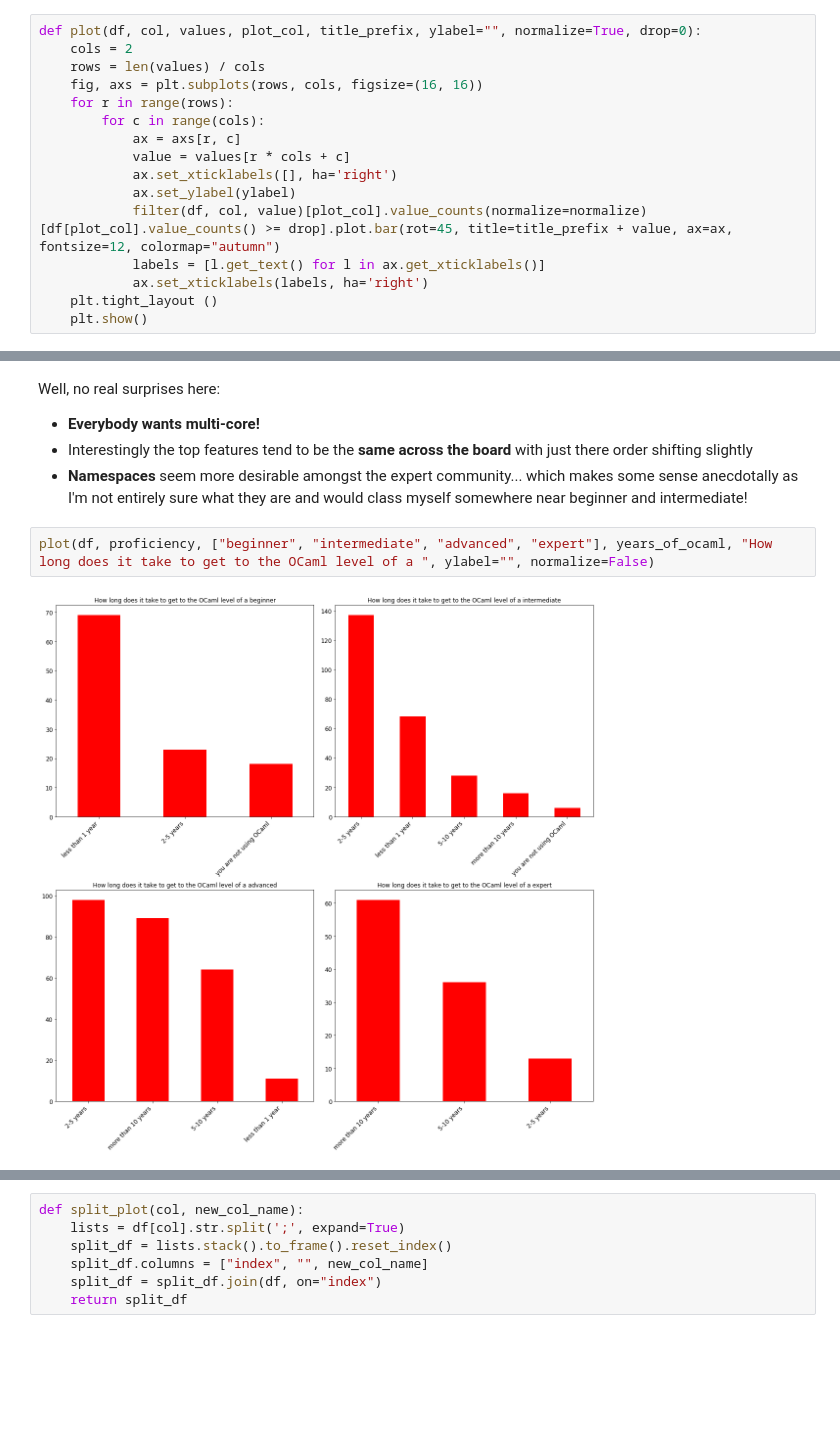
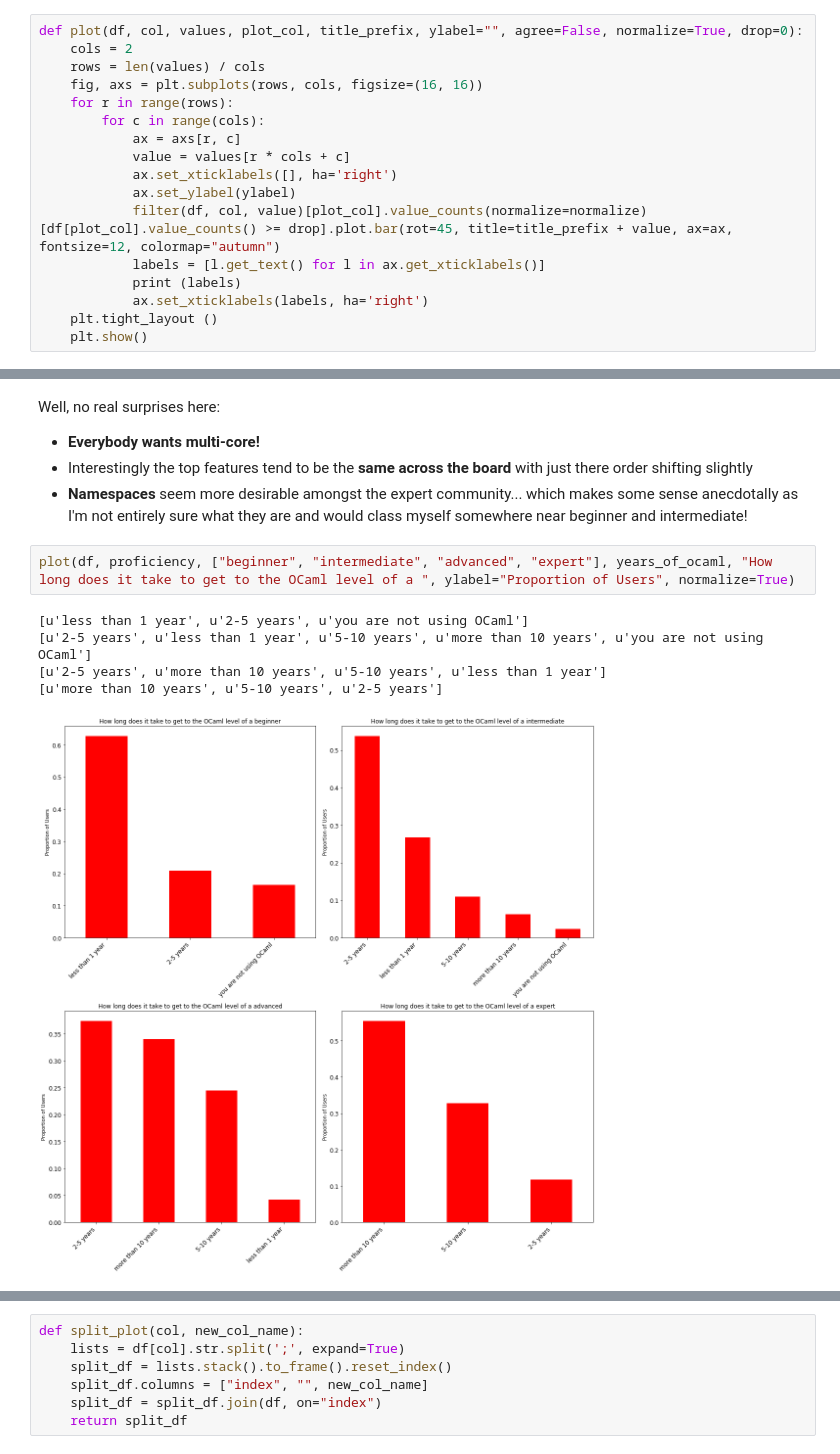
Before and after one commit to patricoferris/ocaml-survey-analysis, a Jupyter notebook: survey-analysis.ipynb, the cells around one changed output, grey strips where cells are left out. Cells and saved outputs as stored; diff of their text form; blank space fills up the shorter version.

```diff
--- a/survey-analysis.ipynb
+++ b/survey-analysis.ipynb
@@ -43,7 +71,7 @@ def totals_and_proportions(df, col):
     print("\nProportions")
     print(df[col].value_counts(normalize=True))
 # %%
-def plot(df, col, values, plot_col, title_prefix, ylabel="", normalize=True, drop=0):
+def plot(df, col, values, plot_col, title_prefix, ylabel="", agree=False, normalize=True, drop=0):
     cols = 2
     rows = len(values) / cols
     fig, axs = plt.subplots(rows, cols, figsize=(16, 16))
@@ -55,6 +83,7 @@ def plot(df, col, values, plot_col, title_prefix, ylabel="", normalize=True, dro
             ax.set_ylabel(ylabel)
             filter(df, col, value)[plot_col].value_counts(normalize=normalize)[df[plot_col].value_counts() >= drop].plot.bar(rot=45, title=title_prefix + value, ax=ax, fontsize=12, colormap="autumn")
             labels = [l.get_text() for l in ax.get_xticklabels()]
+            print (labels)
             ax.set_xticklabels(labels, ha='right')
     plt.tight_layout ()
     plt.show()
@@ -139,7 +184,11 @@ Well, no real surprises here:
   - Interestingly the top features tend to be the **same across the board** with just there order shifting slightly
   - **Namespaces** seem more desirable amongst the expert community... which makes some sense anecdotally as I'm not entirely sure what they are and would class myself somewhere near beginner and intermediate!
 # %%
-plot(df, proficiency, ["beginner", "intermediate", "advanced", "expert"], years_of_ocaml, "How long does it take to get to the OCaml level of a ", ylabel="", normalize=False)
+plot(df, proficiency, ["beginner", "intermediate", "advanced", "expert"], years_of_ocaml, "How long does it take to get to the OCaml level of a ", ylabel="Proportion of Users", normalize=True)
 # %% [output]
+[u'less than 1 year', u'2-5 years', u'you are not using OCaml']
+[u'2-5 years', u'less than 1 year', u'5-10 years', u'more than 10 years', u'you are not using OCaml']
+[u'2-5 years', u'more than 10 years', u'5-10 years', u'less than 1 year']
+[u'more than 10 years', u'5-10 years', u'2-5 years']
-[figure, old version]
+[figure, new version]
 # %% [markdown]
```
Also changed, not shown: parts of 27 cells of this notebook.
